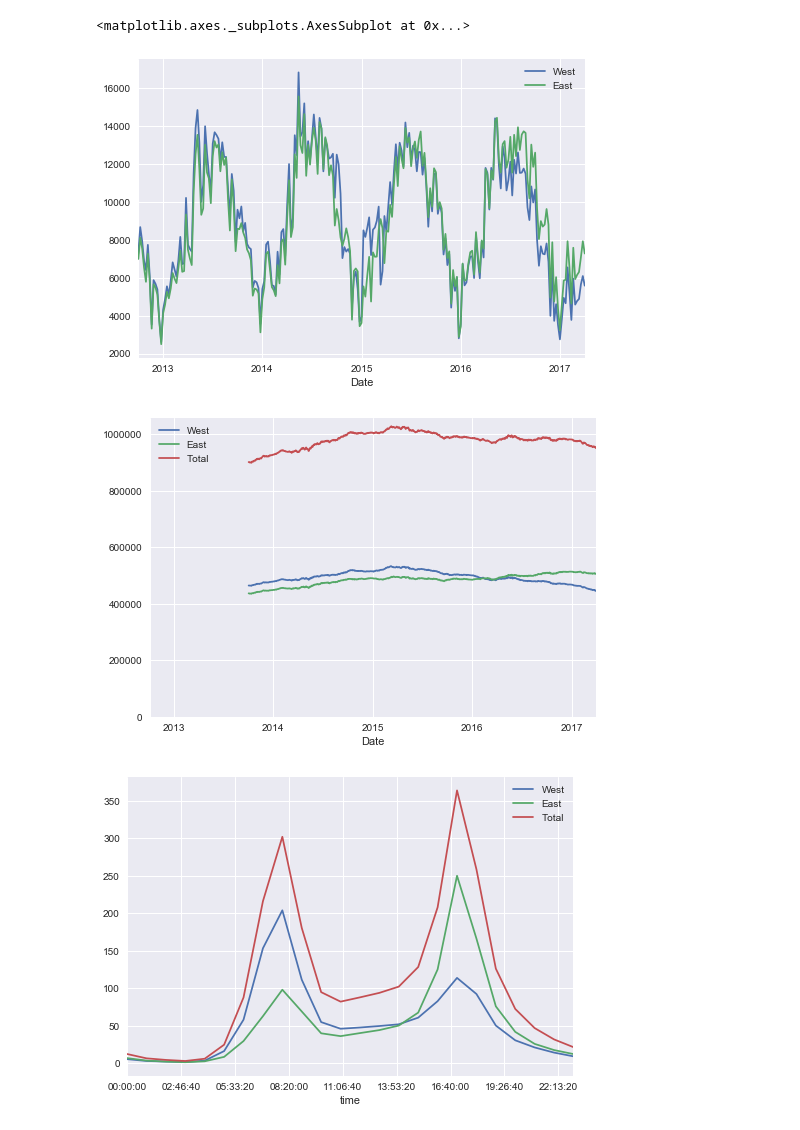
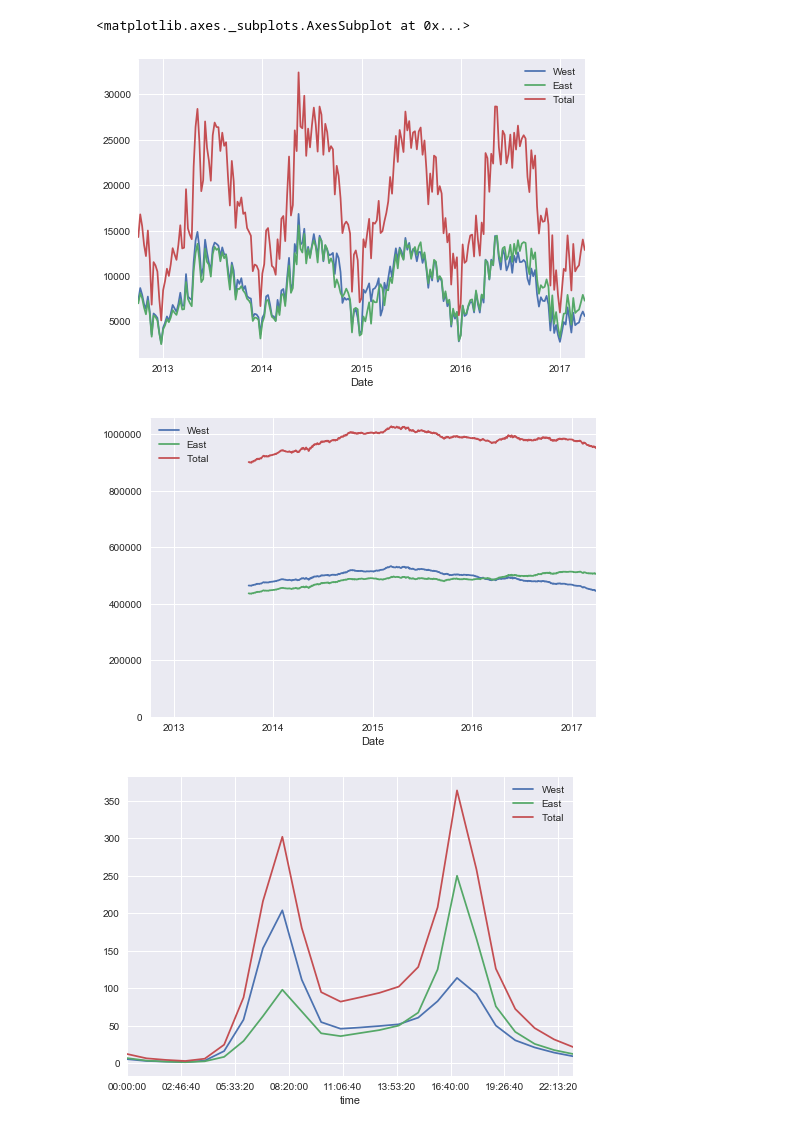
Before and after one commit to alessandrobetti/ReproducibleDataAnalysis, a Jupyter notebook: main_analysis.ipynb, the cells around one changed output. Saved outputs shown, nothing was run; the diff lists cells and outputs as text; code cells hidden in the pictures.

```diff
--- a/main_analysis.ipynb
+++ b/main_analysis.ipynb
@@ -5,15 +10,28 @@
 # click on Download -> csv -> Right click and I get the link address
 URL = 'https://data.seattle.gov/api/views/65db-xm6k/rows.csv?accessType=DOWNLOAD'
 
+import os
 from urllib.request import urlretrieve
+import pandas as pd
+#import numpy as np
 
-urlretrieve(URL, 'Fremont.csv')
+plt.style.use('seaborn')
+def get_fremont_data(filename, url, force_download= False):
+    if (force_download or not os.path.exists(filename)):
+        urlretrieve(url, filename)
+    # read dataframe from URL link address and use the 'Date' column as the index column itself
+    # (data is now index by the Date itself, not the row number)
+    # parse_dates= True set the column 'Date' to dates, rather than strings
+    data= pd.read_csv(filename, index_col= 'Date', parse_dates= True)
+    data.columns= ['West', 'East']
+    # add a column to the dataframe (there is an offset between west and east, so summing the flux we can see
+    # that the sum is almost constant)
+    data['Total']= data['West'] + data['East']
+    return data
 
-import pandas as pd
-# read dataframe from URL link address and use the 'Date' column as the index column itself
-# (data is now index by the Date itself, not the row number)
-# parse_dates= True set the column 'Date' to dates, rather than strings
-data= pd.read_csv('Fremont.csv', index_col= 'Date', parse_dates= True)
+data= get_fremont_data("Fremont.csv", URL)
 # get the head of dataframe
-data.head(10)
+print(data.head(5))
+print(data.columns) # columns returns an Index
+print(type(data))
 # %% [output]
@@ -45,27 +58,9 @@ data.resample('W').sum().plot()
 # %%
 # PART 2: Further data exploration
-# change the style of the last plot above
-import matplotlib.pyplot as plt
-#import numpy as np
-
-plt.style.use('seaborn')
-# change the legend (in order to be less verbose)
-# NOTE: after the first run there is a third column, so the cell does not run anymore in the original form
-print(data.columns) # columns returns an Index
-print(type(data))
-print(data.head(10))
-print(data.shape)
-if (data.shape[1] == 2):
-    data.columns= ['West', 'East']
-else:
-    data.columns= ['West', 'East', 'Total']
 print(data.columns)
 # make the plot again with different color of the curves and a gray background
 data.resample('W').sum().plot()
 
-# add a column to the dataframe (there is an offset between west and east, so summing the flux we can see
-# of the sum is almost constant)
-data['Total']= data['West'] + data['East']
 # we want to see if there is any sort of annual trend, or growth or decline
 # let us resampling data daily and making a rolling sum over 365 days (cumsum)
 # a point of the curve is the sum of rides in the previous 365 days
@@ -113,9 +108,9 @@ Date
 2012-10-07 21:00:00     47.0
 2012-10-07 22:00:00     18.0
 2012-10-07 23:00:00     16.0
 Name: Total, dtype: float64
 <matplotlib.axes._subplots.AxesSubplot at 0x...>
-[figure, old version]
+[figure, new version]
 [figure]
 [figure]
 [figure]
```
Also changed, not shown: parts of 6 cells of this notebook.
